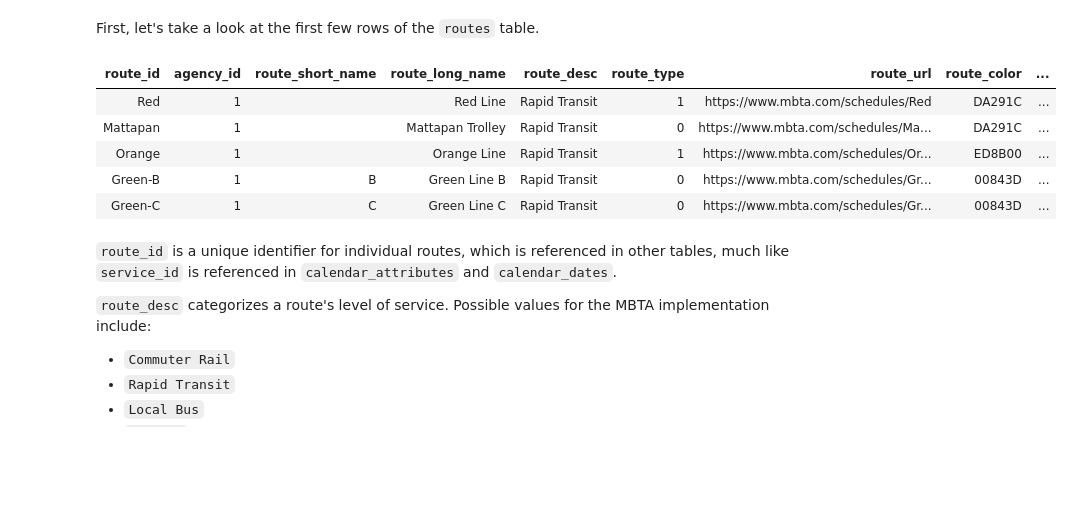
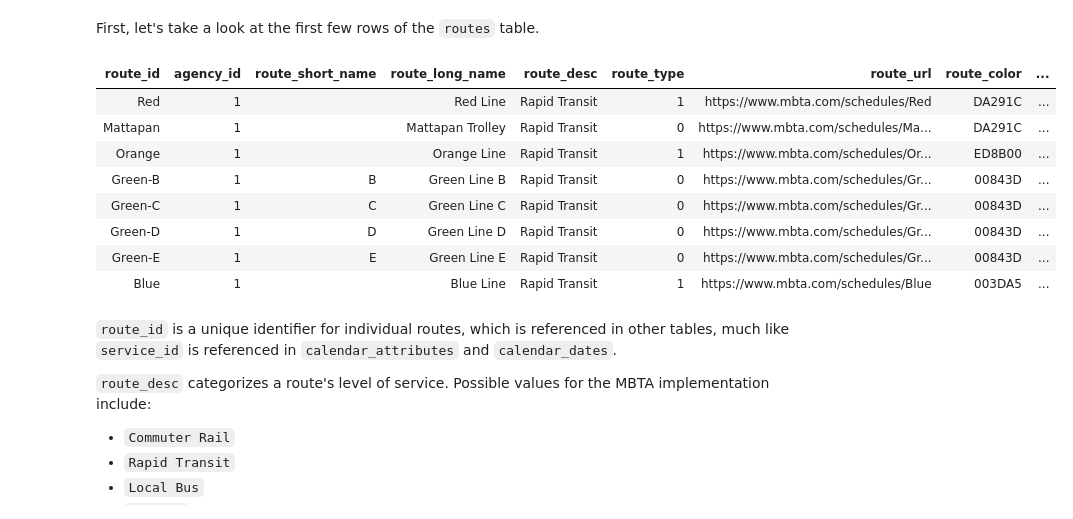
Before and after one commit to mbta/gtfs_onboarding, a Jupyter notebook: GTFS_Onboarding.ipynb, the cells around one changed output. Drawn from its saved outputs; the diff is of its cells as text; code cells hidden in the pictures; blank space fills up the shorter version.

```diff
--- a/GTFS_Onboarding.ipynb
+++ b/GTFS_Onboarding.ipynb
@@ -300,16 +301,19 @@ First, let's take a look at the first few rows of the `routes` table.
 # %%
 SELECT *
 FROM
 	routes
 LIMIT
-	5;
+	8;
 # %% [output]
 | route_id | agency_id | route_short_name | route_long_name | route_desc | route_type | route_url | route_color | ... |
 | Red | 1 |  | Red Line | Rapid Transit | 1 | https://www.mbta.com/schedules/Red | DA291C | ... |
 | Mattapan | 1 |  | Mattapan Trolley | Rapid Transit | 0 | https://www.mbta.com/schedules/Ma... | DA291C | ... |
 | Orange | 1 |  | Orange Line | Rapid Transit | 1 | https://www.mbta.com/schedules/Or... | ED8B00 | ... |
 | Green-B | 1 | B | Green Line B | Rapid Transit | 0 | https://www.mbta.com/schedules/Gr... | 00843D | ... |
 | Green-C | 1 | C | Green Line C | Rapid Transit | 0 | https://www.mbta.com/schedules/Gr... | 00843D | ... |
+| Green-D | 1 | D | Green Line D | Rapid Transit | 0 | https://www.mbta.com/schedules/Gr... | 00843D | ... |
+| Green-E | 1 | E | Green Line E | Rapid Transit | 0 | https://www.mbta.com/schedules/Gr... | 00843D | ... |
+| Blue | 1 |  | Blue Line | Rapid Transit | 1 | https://www.mbta.com/schedules/Blue | 003DA5 | ... |
 # %% [markdown]
 `route_id` is a unique identifier for individual routes, which is referenced in other tables, much like `service_id` is referenced in `calendar_attributes` and `calendar_dates`.
 
```
Also changed, not shown: parts of 4 cells of this notebook.
